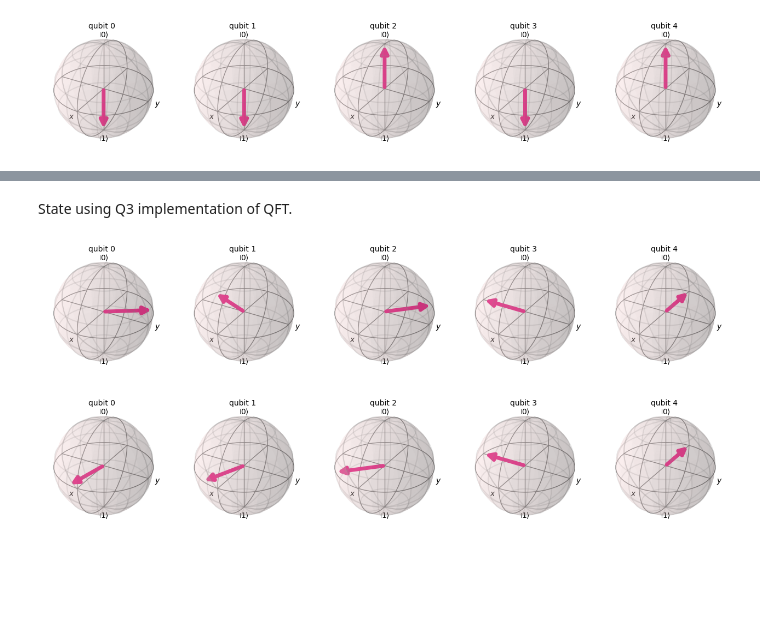
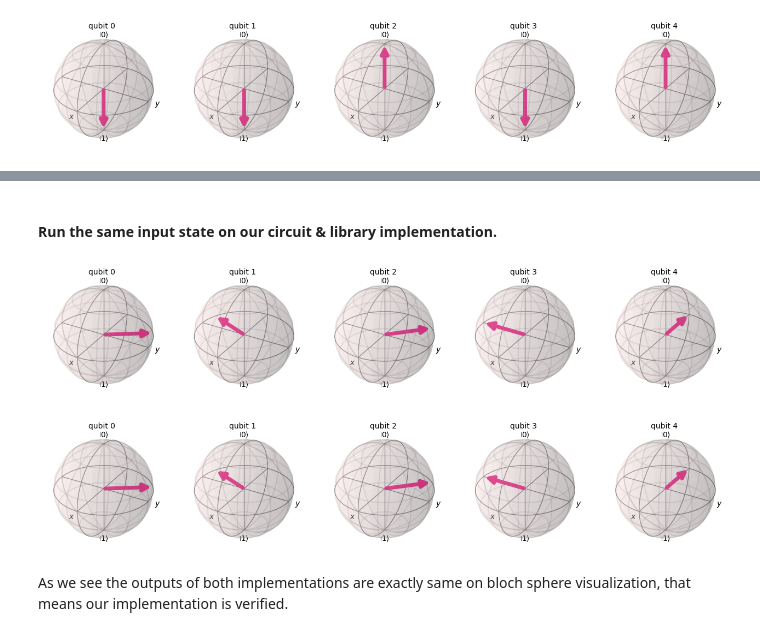
Before and after one commit to isamabdullah88/quantum-computing, a Jupyter notebook: quantum-fourier-transform.ipynb, the cells around one changed output, grey strips where cells are left out. Saved outputs shown, nothing was run; the diff lists cells and outputs as text; code cells hidden in the pictures; blank space fills up the shorter version.

```diff
--- a/quantum-fourier-transform.ipynb
+++ b/quantum-fourier-transform.ipynb
@@ -87,4 +61,0 @@ qft_lib.draw('mpl')
-# %%
-input_state = quantum_info.Statevector(ket0^ket1^ket0^ket1^ket1)
-output_state = input_state.evolve(qft_lib)
-output_state.draw('bloch')
@@ -93,4 +61,0 @@ output_state.draw('bloch')
-# %%
-input_state = quantum_info.Statevector(ket1^ket1^ket1^ket1^ket1)
-output_state = input_state.evolve(qft_lib)
-output_state.draw('bloch')
@@ -99,14 +62,18 @@ output_state.draw('bloch')
-# %% [markdown]
-State using Q3 implementation of QFT.
-# %%
-input_state = quantum_info.Statevector(ket0^ket1^ket0^ket1^ket1)
-output_state = input_state.evolve(circuit3)
-output_state.draw('bloch')
-# %% [output]
-[figure, removed]
-# %%
-input_state = quantum_info.Statevector(ket1^ket1^ket1^ket1^ket1)
-output_state = input_state.evolve(circuit3)
-output_state.draw('bloch')
-# %% [output]
-[figure, removed]
+# %% [markdown]
+#### Run the same input state on our circuit & library implementation.
+# %%
+# Output of qft library
+qft_circuit_lib = QFT(5)
+output_lib = input_state.evolve(qft_circuit_lib)
+output_lib.draw('bloch')
+# %% [output]
+[figure, added]
+# %%
+# Output of our implementation
+qft_circuit = QuantumFourierTransform(5)
+output_circuit = input_state.evolve(qft_circuit)
+output_circuit.draw('bloch')
+# %% [output]
+[figure, added]
+# %% [markdown]
+As we see the outputs of both implementations are exactly same on bloch sphere visualization, that means our implementation is verified.
```
Also changed, not shown: parts of 16 cells of this notebook.
